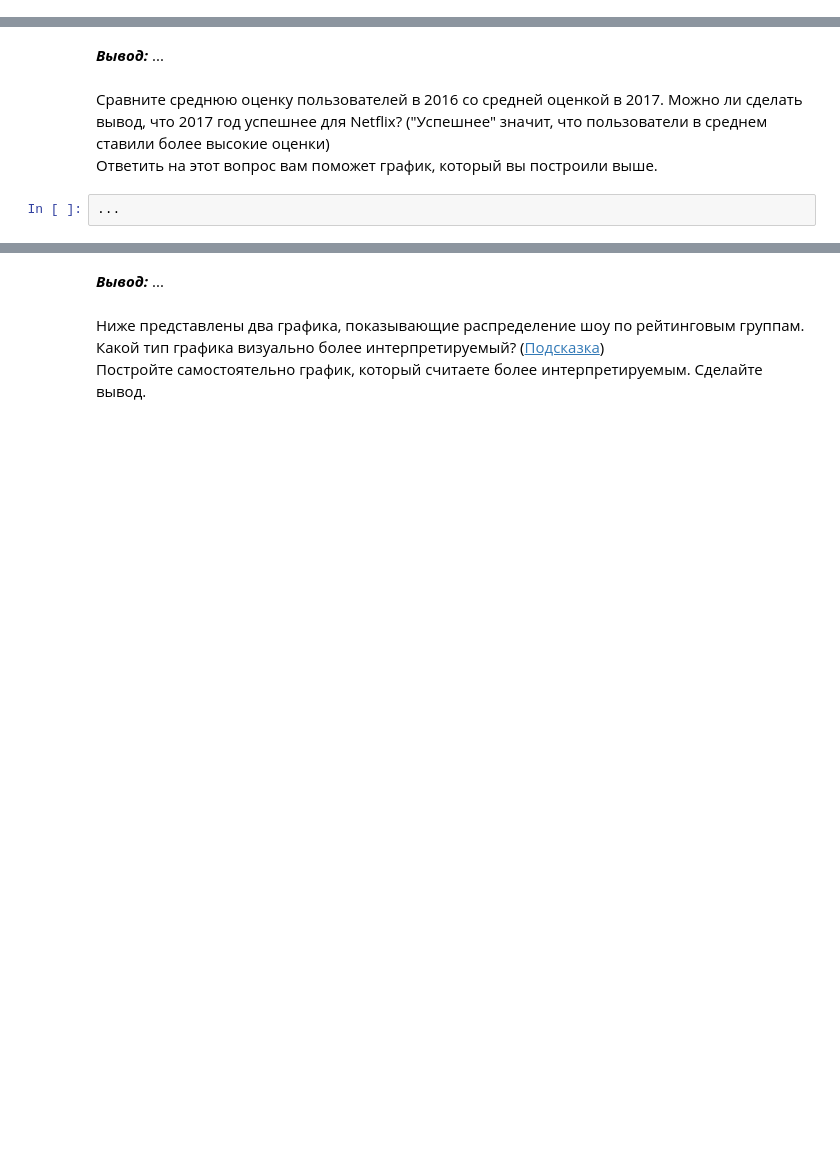
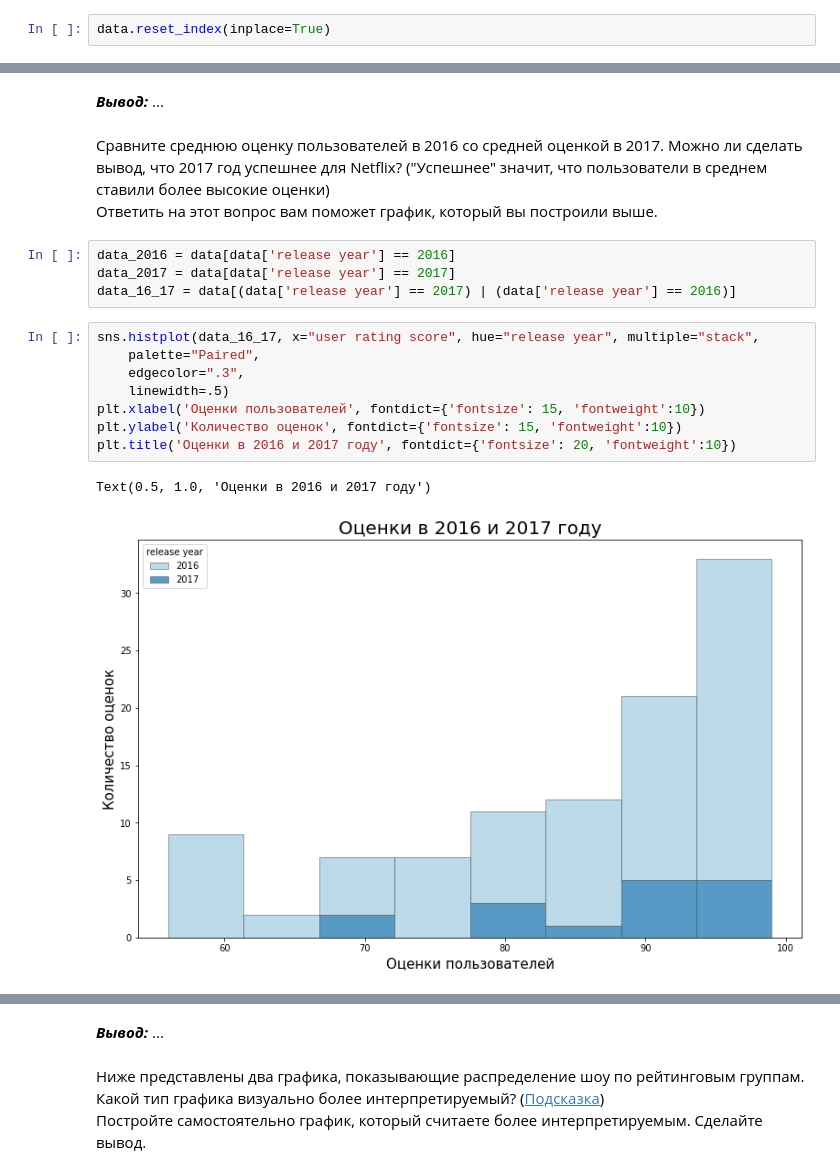
Before and after one commit to VorobyvEgor/Seminar_Sber, a Jupyter notebook: Projects/Егор_Воробьев_[Template]_Групповой_проект__Первичный_анализ_данных_.ipynb, the cells around one changed output, grey strips where cells are left out. Saved outputs shown, nothing was run; the diff lists cells and outputs as text; blank space fills up the shorter version.

```diff
--- a/Projects/Егор_Воробьев_[Template]_Групповой_проект__Первичный_анализ_данных_.ipynb
+++ b/Projects/Егор_Воробьев_[Template]_Групповой_проект__Первичный_анализ_данных_.ipynb
@@ -82,5 +86,7 @@ data.sample(10)
 # %%
 data.drop_duplicates(subset='title',inplace=True)
+# %%
+data.reset_index(inplace=True)
 # %%
 data.info()
 # %% [output]
@@ -164,5 +187,18 @@ sns.countplot(x='release year', data=data[data['release year'] >= 2010])
 # %% [markdown]
 Сравните среднюю оценку пользователей в 2016 со средней оценкой в 2017. Можно ли сделать вывод, что 2017 год успешнее для Netflix? ("Успешнее" значит, что пользователи в среднем ставили более высокие оценки)
 Ответить на этот вопрос вам поможет график, который вы построили выше.
-# %%
-...
+# %%
+data_2016 = data[data['release year'] == 2016]
+data_2017 = data[data['release year'] == 2017]
+data_16_17 = data[(data['release year'] == 2017) | (data['release year'] == 2016)]
+# %%
+sns.histplot(data_16_17, x="user rating score", hue="release year", multiple="stack",
+    palette="Paired",
+    edgecolor=".3",
+    linewidth=.5)
+plt.xlabel('Оценки пользователей', fontdict={'fontsize': 15, 'fontweight':10})
+plt.ylabel('Количество оценок', fontdict={'fontsize': 15, 'fontweight':10})
+plt.title('Оценки в 2016 и 2017 году', fontdict={'fontsize': 20, 'fontweight':10})
+# %% [output]
+Text(0.5, 1.0, 'Оценки в 2016 и 2017 году')
+[figure, added]
```
Also changed, not shown: parts of 14 cells of this notebook.
